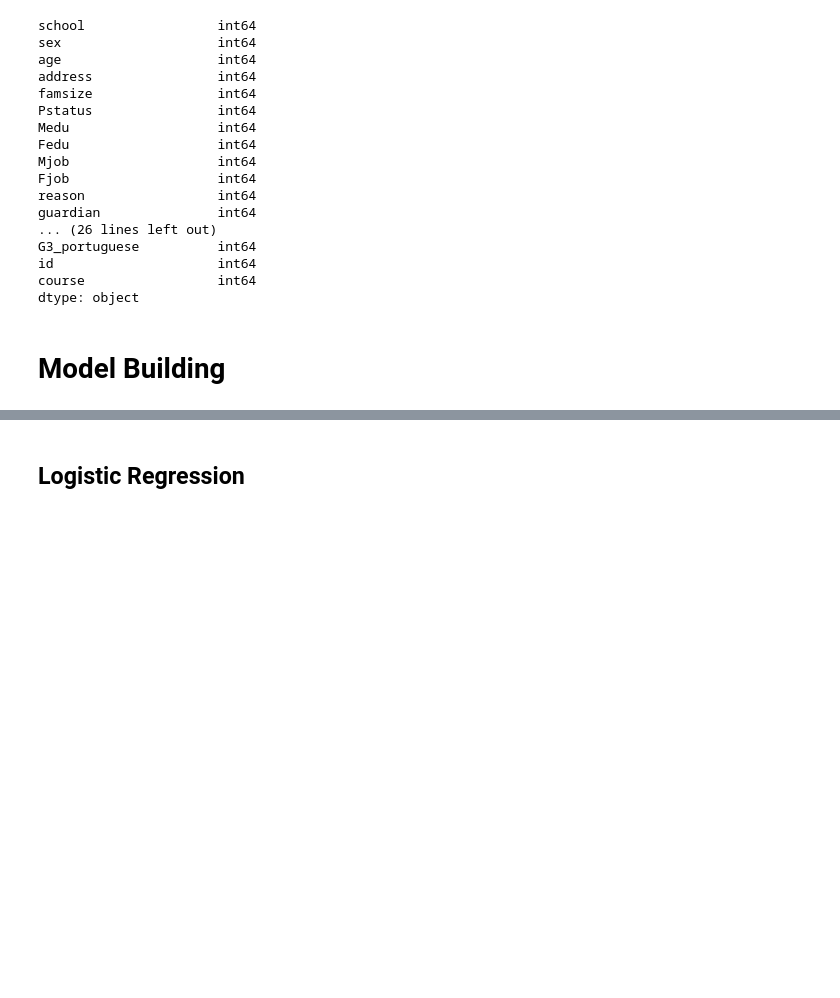
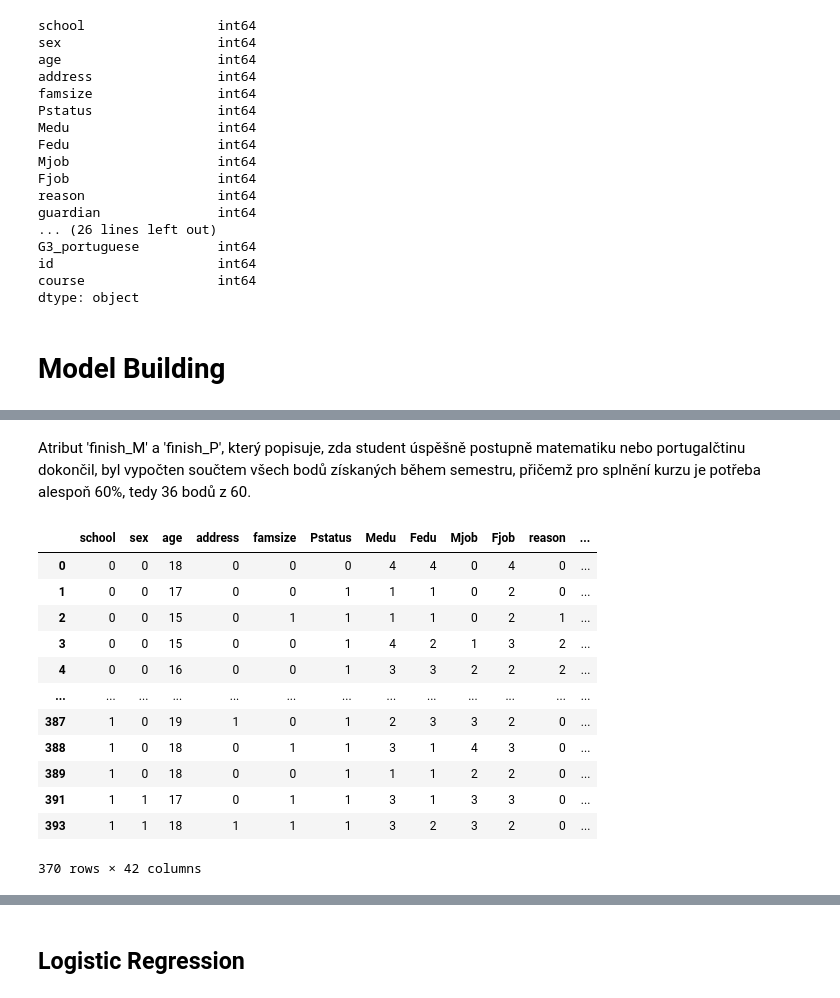
Before and after one commit to jrcech/python-student_alcohol_consumption, a Jupyter notebook: predikce_znamky_z_matematiky_a_portugalistiny.ipynb, the cells around one changed output, grey strips where cells are left out. Cells and saved outputs as stored; diff of their text form; code cells hidden in the pictures; blank space fills up the shorter version.

```diff
--- a/predikce_znamky_z_matematiky_a_portugalistiny.ipynb
+++ b/predikce_znamky_z_matematiky_a_portugalistiny.ipynb
@@ -796,0 +821,19 @@ Pro samotnou predikci byl vytvořen atribut final_grade, který popisuje, zda st
+# %% [markdown]
+Atribut 'finish_M' a 'finish_P', který popisuje, zda student úspěšně postupně matematiku nebo portugalčtinu dokončil, byl vypočten součtem všech bodů získaných během semestru, přičemž pro splnění kurzu je potřeba alespoň 60%, tedy 36 bodů z 60.
+# %%
+data_model['finish_M'] = (data_model['G1_math'] + data_model['G2_math'] + data_model['G3_math']) >= 36
+data_model
+# %% [output]
+|  | school | sex | age | address | famsize | Pstatus | Medu | Fedu | Mjob | Fjob | reason | ... |
+| 0 | 0 | 0 | 18 | 0 | 0 | 0 | 4 | 4 | 0 | 4 | 0 | ... |
+| 1 | 0 | 0 | 17 | 0 | 0 | 1 | 1 | 1 | 0 | 2 | 0 | ... |
+| 2 | 0 | 0 | 15 | 0 | 1 | 1 | 1 | 1 | 0 | 2 | 1 | ... |
+| 3 | 0 | 0 | 15 | 0 | 0 | 1 | 4 | 2 | 1 | 3 | 2 | ... |
+| 4 | 0 | 0 | 16 | 0 | 0 | 1 | 3 | 3 | 2 | 2 | 2 | ... |
+| ... | ... | ... | ... | ... | ... | ... | ... | ... | ... | ... | ... | ... |
+| 387 | 1 | 0 | 19 | 1 | 0 | 1 | 2 | 3 | 3 | 2 | 0 | ... |
+| 388 | 1 | 0 | 18 | 0 | 1 | 1 | 3 | 1 | 4 | 3 | 0 | ... |
+| 389 | 1 | 0 | 18 | 0 | 0 | 1 | 1 | 1 | 2 | 2 | 0 | ... |
+| 391 | 1 | 1 | 17 | 0 | 1 | 1 | 3 | 1 | 3 | 3 | 0 | ... |
+| 393 | 1 | 1 | 18 | 1 | 1 | 1 | 3 | 2 | 3 | 2 | 0 | ... |
+370 rows × 42 columns
```
Also changed, not shown: parts of 12 cells of this notebook.
